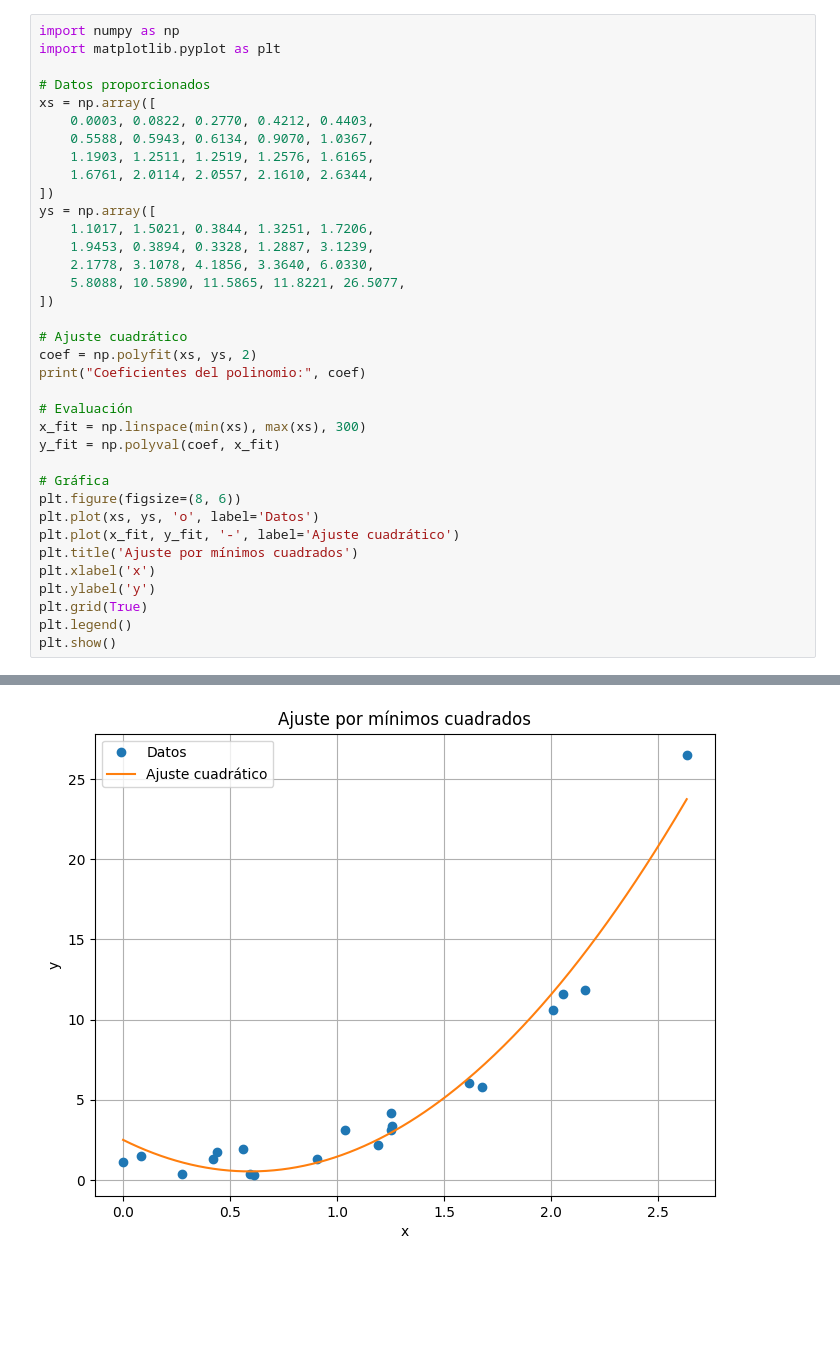
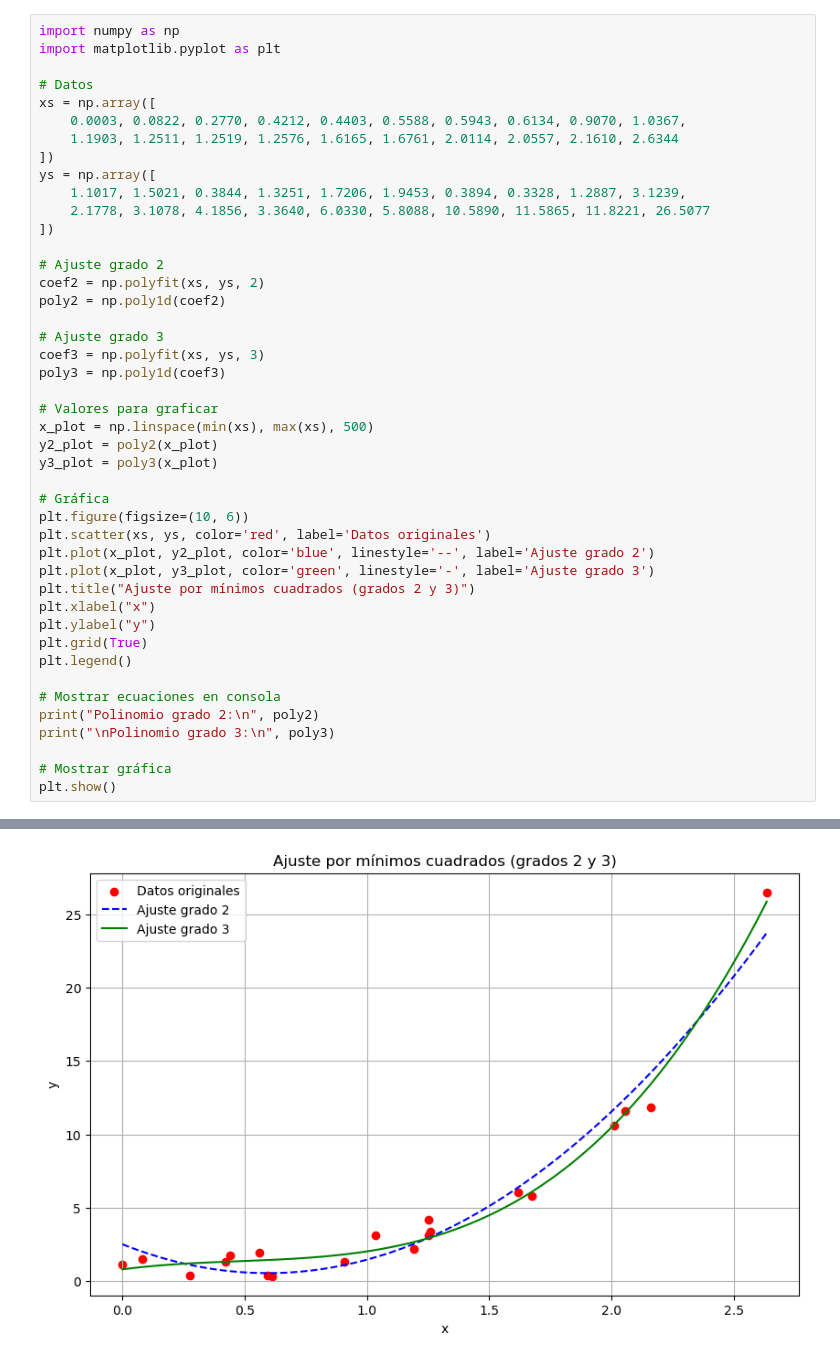
Before and after one commit to Iandres10188/Taller-05-MN, a Jupyter notebook: Parte_B.ipynb, the cells around one changed output, grey strips where cells are left out. Cells and saved outputs as stored; diff of their text form; blank space fills up the shorter version.

```diff
--- a/Parte_B.ipynb
+++ b/Parte_B.ipynb
@@ -2,36 +2,44 @@
 import numpy as np
 import matplotlib.pyplot as plt
 
-# Datos proporcionados
+# Datos
 xs = np.array([
-    0.0003, 0.0822, 0.2770, 0.4212, 0.4403,
-    0.5588, 0.5943, 0.6134, 0.9070, 1.0367,
-    1.1903, 1.2511, 1.2519, 1.2576, 1.6165,
-    1.6761, 2.0114, 2.0557, 2.1610, 2.6344,
+    0.0003, 0.0822, 0.2770, 0.4212, 0.4403, 0.5588, 0.5943, 0.6134, 0.9070, 1.0367,
+    1.1903, 1.2511, 1.2519, 1.2576, 1.6165, 1.6761, 2.0114, 2.0557, 2.1610, 2.6344
 ])
 ys = np.array([
-    1.1017, 1.5021, 0.3844, 1.3251, 1.7206,
-    1.9453, 0.3894, 0.3328, 1.2887, 3.1239,
-    2.1778, 3.1078, 4.1856, 3.3640, 6.0330,
-    5.8088, 10.5890, 11.5865, 11.8221, 26.5077,
+    1.1017, 1.5021, 0.3844, 1.3251, 1.7206, 1.9453, 0.3894, 0.3328, 1.2887, 3.1239,
+    2.1778, 3.1078, 4.1856, 3.3640, 6.0330, 5.8088, 10.5890, 11.5865, 11.8221, 26.5077
 ])
 
-# Ajuste cuadrático
-coef = np.polyfit(xs, ys, 2)
-print("Coeficientes del polinomio:", coef)
+# Ajuste grado 2
+coef2 = np.polyfit(xs, ys, 2)
+poly2 = np.poly1d(coef2)
 
-# Evaluación
-x_fit = np.linspace(min(xs), max(xs), 300)
-y_fit = np.polyval(coef, x_fit)
+# Ajuste grado 3
+coef3 = np.polyfit(xs, ys, 3)
+poly3 = np.poly1d(coef3)
+
+# Valores para graficar
+x_plot = np.linspace(min(xs), max(xs), 500)
+y2_plot = poly2(x_plot)
+y3_plot = poly3(x_plot)
 
 # Gráfica
-plt.figure(figsize=(8, 6))
-plt.plot(xs, ys, 'o', label='Datos')
-plt.plot(x_fit, y_fit, '-', label='Ajuste cuadrático')
-plt.title('Ajuste por mínimos cuadrados')
-plt.xlabel('x')
-plt.ylabel('y')
+plt.figure(figsize=(10, 6))
+plt.scatter(xs, ys, color='red', label='Datos originales')
+plt.plot(x_plot, y2_plot, color='blue', linestyle='--', label='Ajuste grado 2')
+plt.plot(x_plot, y3_plot, color='green', linestyle='-', label='Ajuste grado 3')
+plt.title("Ajuste por mínimos cuadrados (grados 2 y 3)")
+plt.xlabel("x")
+plt.ylabel("y")
 plt.grid(True)
 plt.legend()
+
+# Mostrar ecuaciones en consola
+print("Polinomio grado 2:\n", poly2)
+print("\nPolinomio grado 3:\n", poly3)
+
+# Mostrar gráfica
 plt.show()
 # %% [output]
@@ -39 +53 @@ Coeficientes del polinomio: [ 5.5731795  -6.62272516  2.50678946]
-[figure, old version]
+[figure, new version]
```
Also changed, not shown: parts of 1 cell of this notebook, 1 other file.
